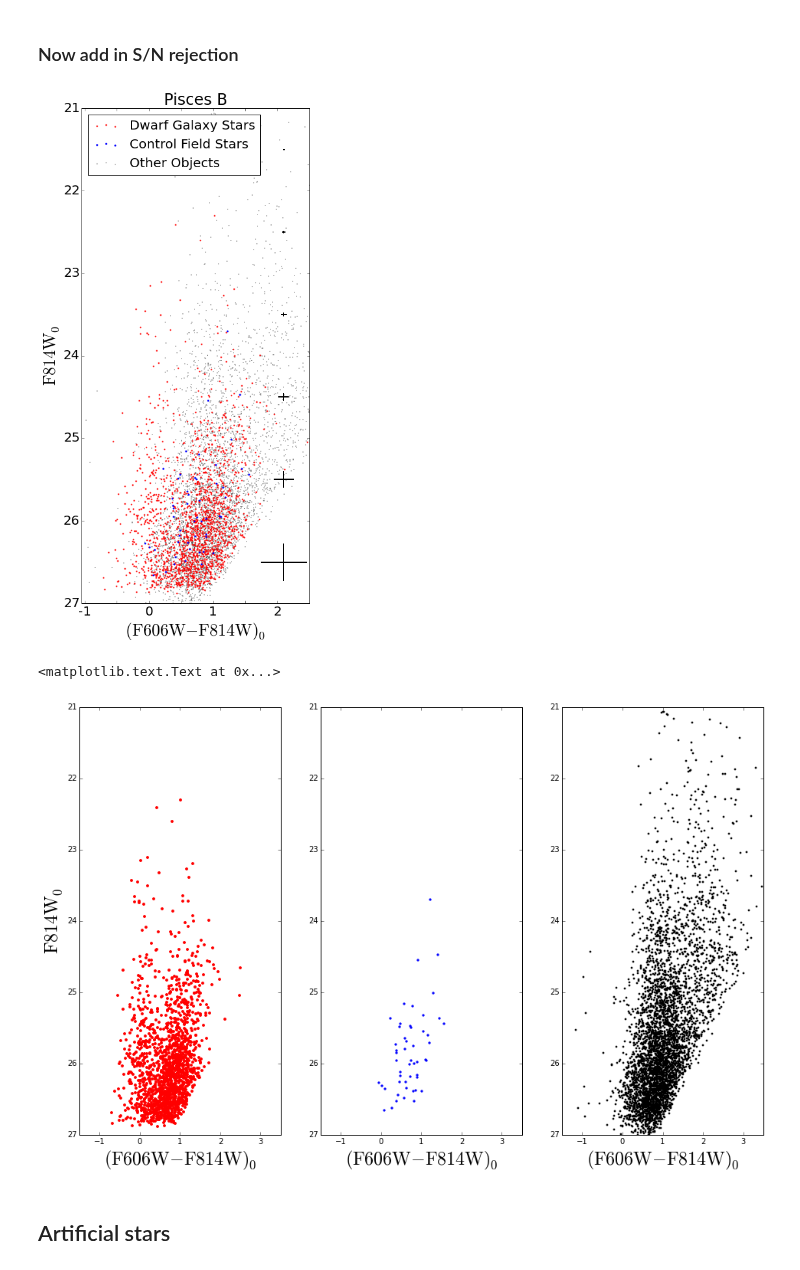
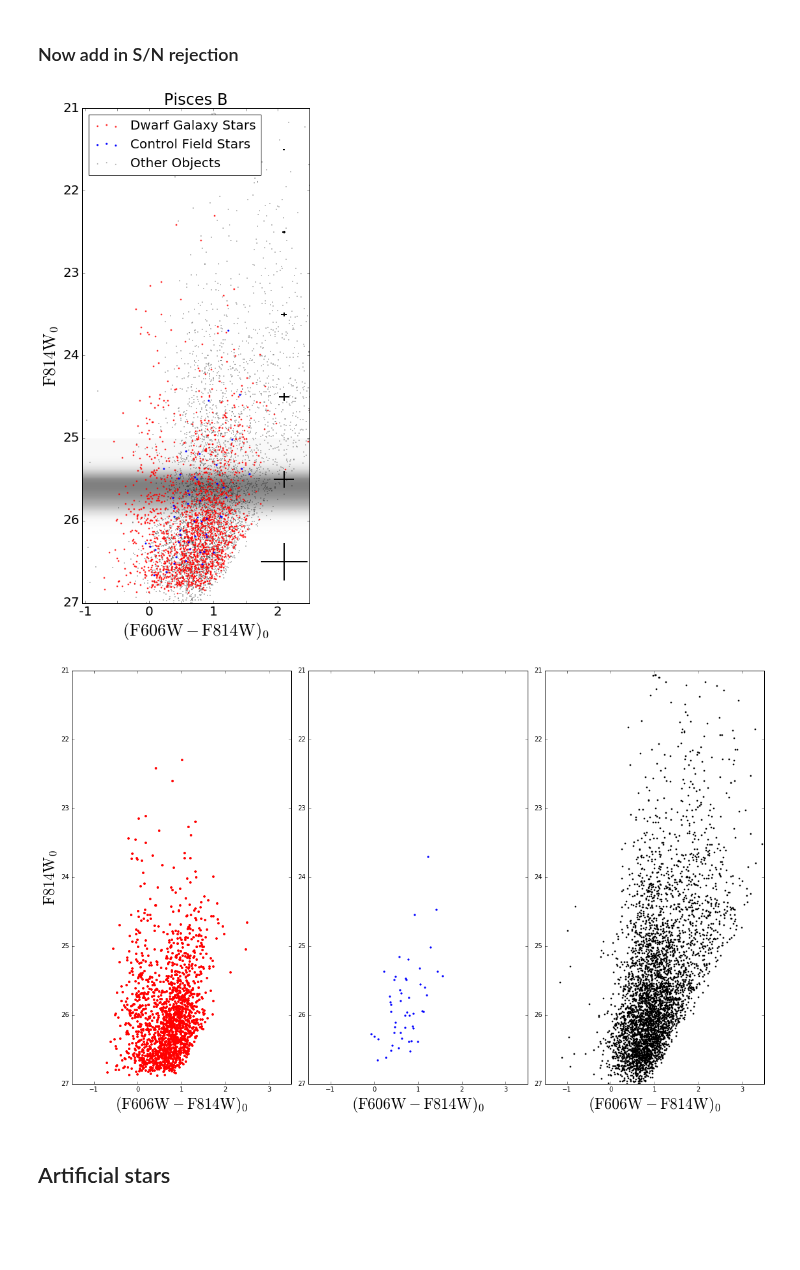
Before and after one commit to eteq/piscdwarfs_hst, a Jupyter notebook: Calibed Photometry.ipynb, the cells around one changed output. Saved outputs shown, nothing was run; the diff lists cells and outputs as text; code cells hidden in the pictures; blank space fills up the shorter version.

```diff
--- a/Calibed Photometry.ipynb
+++ b/Calibed Photometry.ipynb
@@ -614,6 +632,14 @@ plt.scatter(c[msk_control&sncutoff], m[msk_control&sncutoff], s=4, alpha=1, colo
 plt.scatter(c[msk_dwarf&sncutoff], m[msk_dwarf&sncutoff], s=3, alpha=.75, color='r', label='Dwarf Galaxy Stars', zorder=2)
 plt.xlim(-1.05, 2.5)
 plt.ylim(faintmag, 21)
+
+if tipmagB is not None:
+    tipB_min, tipB_max = np.min(tipmagB), np.max(tipmagB)
+    # use a Gaussian KDE to smooth the histogram
+    tipB_kde = stats.gaussian_kde(tipmagB.ravel())(np.linspace(tipB_min, tipB_max, 250))
+    plt.imshow(np.atleast_2d(tipB_kde).T,
+               extent=[plt.xlim()[0], plt.xlim()[1], tipB_min, tipB_max],
+               cmap='Greys', alpha=.5, aspect='auto')
 
 inbox = (min(plt.xlim())<c)&(c<max(plt.xlim()))&(min(plt.ylim())<m)&(m<max(plt.ylim()))
 errmagbins = plt.yticks()[0]
@@ -636,29 +662,29 @@ plt.legend(handles[::-1], labels[::-1], loc='upper left', fontsize=20)
 plt.tight_layout()
 save_pub_figure('PiscB_cmd')
 # %% [output]
-[figure, old version]
+[figure, new version]
 # %%
 plt.subplot(1,3,1)
 plt.scatter(c[msk_dwarf&sncutoff], m[msk_dwarf&sncutoff], s=8, alpha=1, color='r')
 xls = plt.xlim(-1.5, 3.5)
 yls = plt.ylim(faintmag, 21)
 plt.xlabel(r'$({\rm F606W - F814W})_0$',fontsize=24)
 plt.ylabel(r'${\rm F814W}_0$',fontsize=24)
 
 plt.subplot(1,3,2)
 plt.scatter(c[msk_control&sncutoff], m[msk_control&sncutoff], s=5, alpha=1, color='b')
 plt.xlim(*xls)
 plt.ylim(*yls)
 plt.xlabel(r'$({\rm F606W - F814W})_0$',fontsize=24)
 
 plt.subplot(1,3,3)
 plt.scatter(c[other&sncutoff], m[other&sncutoff], s=3, alpha=1, color='k')
 plt.xlim(*xls)
 plt.ylim(*yls)
 plt.xlabel(r'$({\rm F606W - F814W})_0$',fontsize=24)
+plt.tight_layout()
 # %% [output]
-<matplotlib.text.Text at 0x...>
-[figure, old version]
+[figure, new version]
 # %% [markdown]
 ## Artificial stars
 # %%
```
Also changed, not shown: parts of 17 cells of this notebook, 1 other file.
